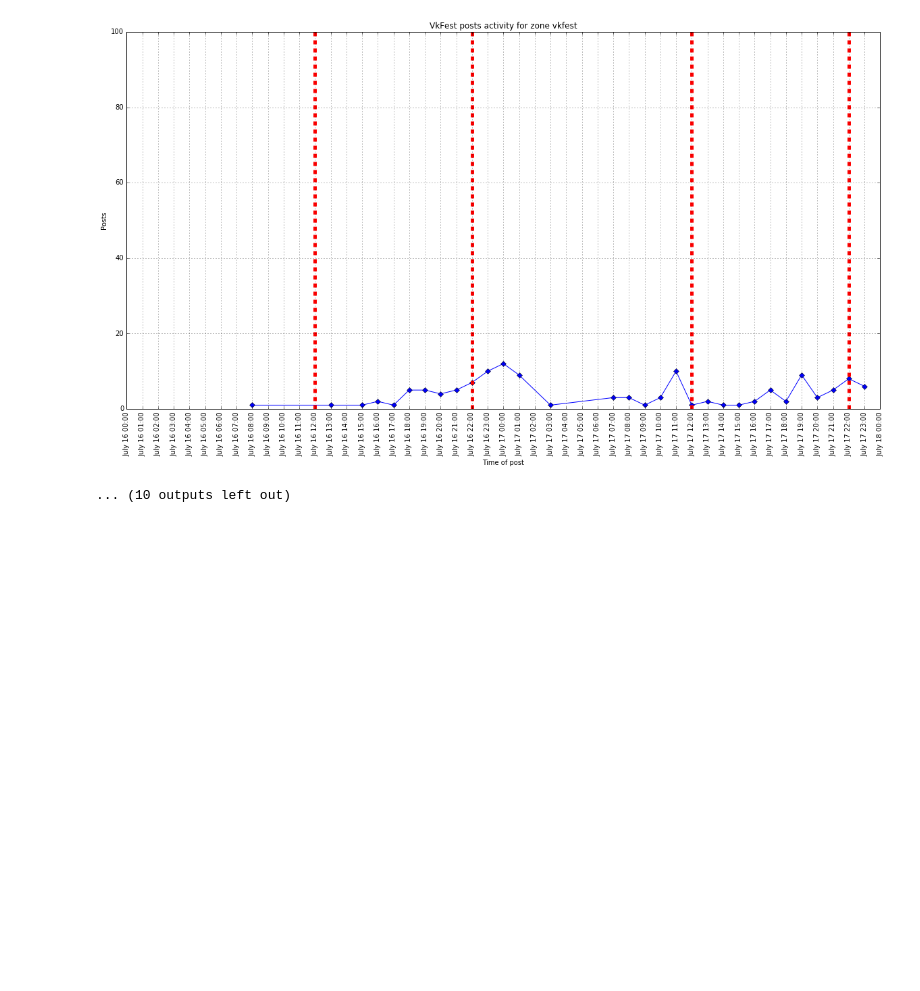
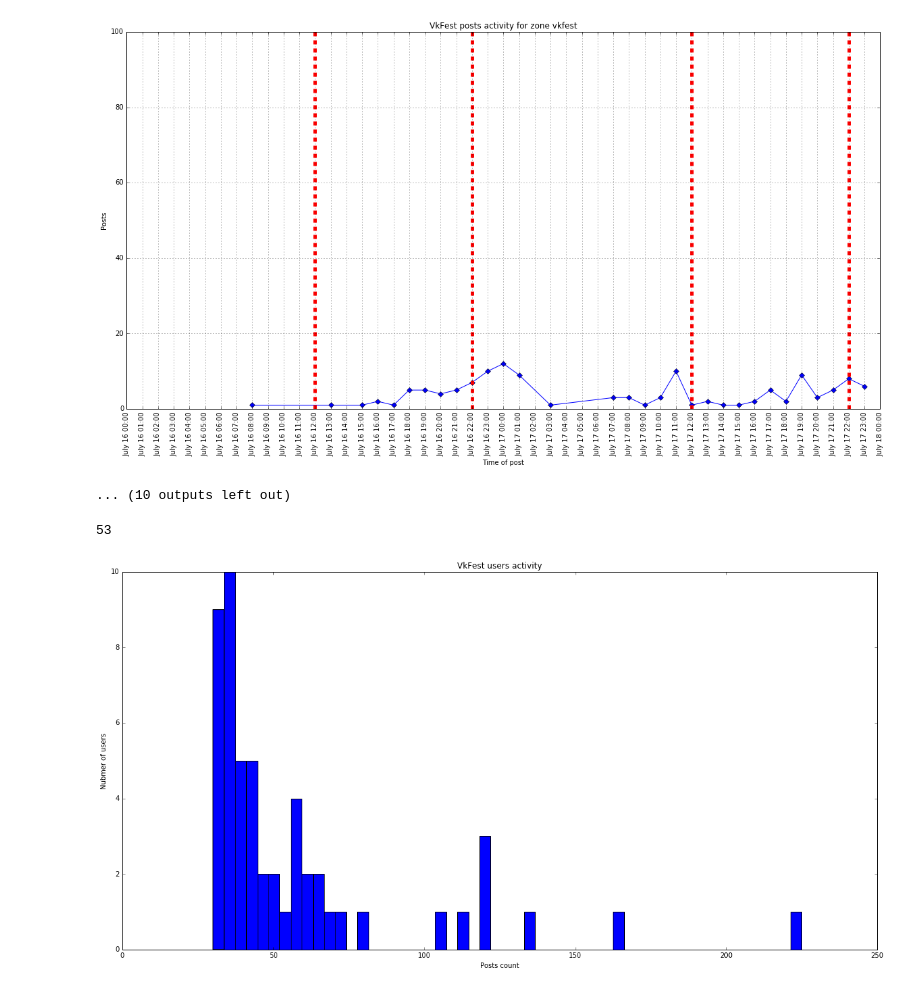
Before and after one commit to vipmax/vkfest, a Jupyter notebook: analisys/vk_fest_analisys.ipynb, the cells around one changed output. Cells and saved outputs as stored; diff of their text form; code cells hidden in the pictures; blank space fills up the shorter version.

```diff
--- a/analisys/vk_fest_analisys.ipynb
+++ b/analisys/vk_fest_analisys.ipynb
@@ -10,7 +10,7 @@ import re
 %matplotlib inline
 # %%
 vk_posts_collection = pymongo.MongoClient(host="192.168.13.133")['VkFest']['data_with_polarity_collection']
-posts = seq(list(vk_posts_collection.find()))
+posts = seq(list(vk_posts_collection.find())).filter(lambda p:datetime(2016,7,16) <= datetime.fromtimestamp(p['date']) <= datetime(2016,7,18))
 posts_mini = posts.take(1000)
 # %%
 vk_fest_zone = Polygon([(59.989681, 30.189350),
@@ -378,3 +378,21 @@ fashion 122
 [figure]
 [figure]
 ... (10 outputs left out)
+# %%
+d = zoneposts \
+    .group_by(lambda p: p['owner_id']) \
+    .map(lambda g: (g[0], len(g[1]))) \
+    .sorted(lambda g: g[1], reverse=True) \
+    .filter(lambda g: g[1] >= 30)
+
+print(d.len())
+
+plt.figure(figsize=(20, 10), dpi=300)
+plt.title(u'VkFest users activity')
+plt.xlabel(u'Posts count')
+plt.ylabel(u'Nubmer of users')
+plt.hist(list(d.map(lambda g: g[1])), bins=d.len(), color="blue", linewidth=1.0)
+plt.show()
+# %% [output]
+53
+[figure, added]
```
Also changed, not shown: parts of 4 cells of this notebook, 2 other files.
